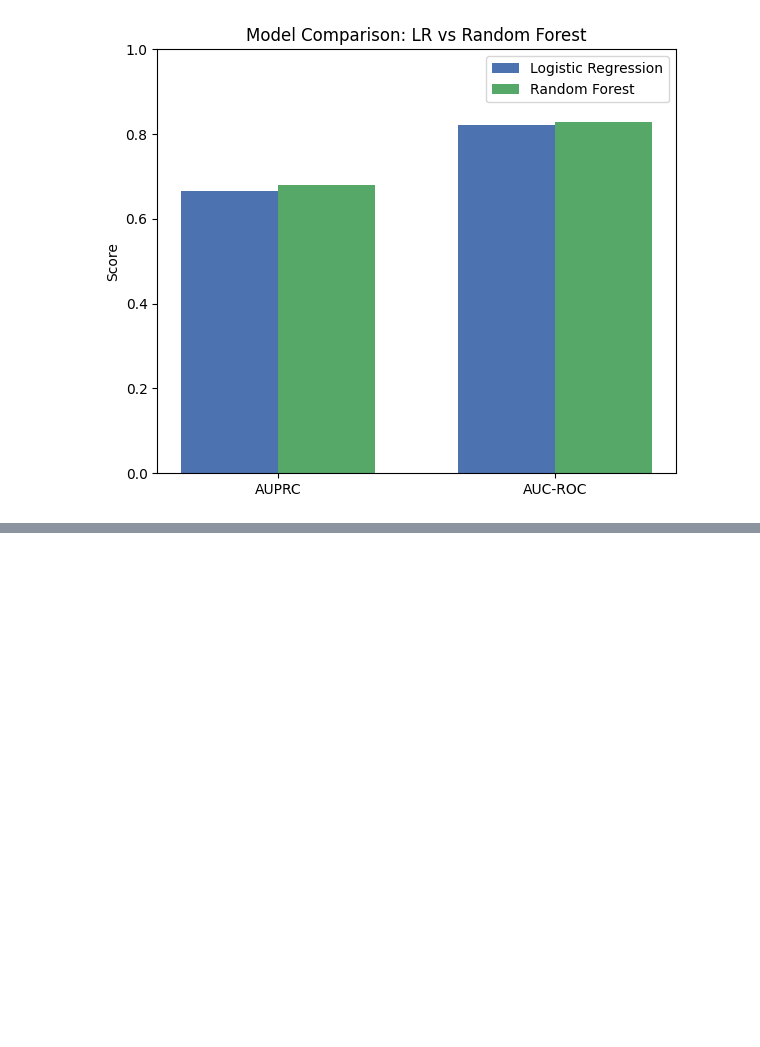
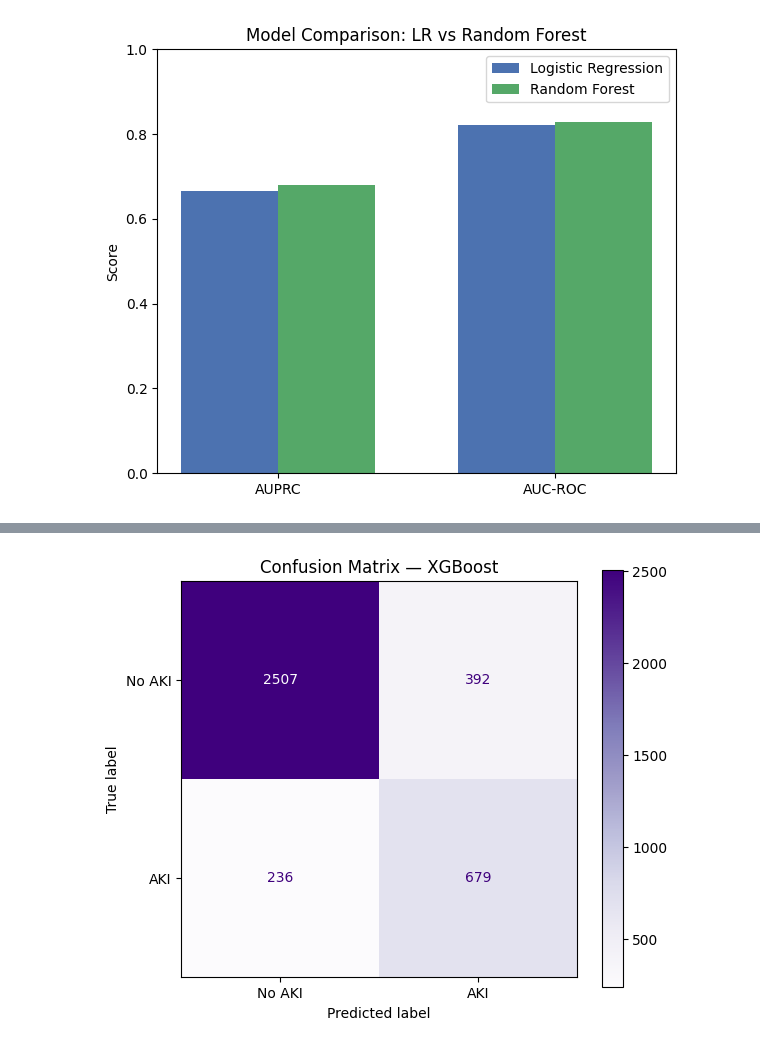
Before and after one commit to omiiii274/AKI-Prediction-in-Type-2-Diabetes-Patient-, a Jupyter notebook: notebooks/explore_data.ipynb, the cells around one changed output, grey strips where cells are left out. Cells and saved outputs as stored; diff of their text form; code cells hidden in the pictures; blank space fills up the shorter version.

Commit message:
Trained XGBoost model, Compared Results, Plot Graphs

```diff
--- a/notebooks/explore_data.ipynb
+++ b/notebooks/explore_data.ipynb
@@ -723,0 +803,10 @@ plt.show()
+# %%
+fig, ax = plt.subplots(figsize=(6, 5))
+cm_xgb = confusion_matrix(y_test, y_pred_xgb)
+disp = ConfusionMatrixDisplay(confusion_matrix=cm_xgb, display_labels=['No AKI', 'AKI'])
+disp.plot(ax=ax, cmap='Purples', values_format='d')
+plt.title('Confusion Matrix — XGBoost')
+plt.tight_layout()
+plt.show()
+# %% [output]
+[figure, added]
```
Also changed, not shown: parts of 7 cells of this notebook, 10 other files.
